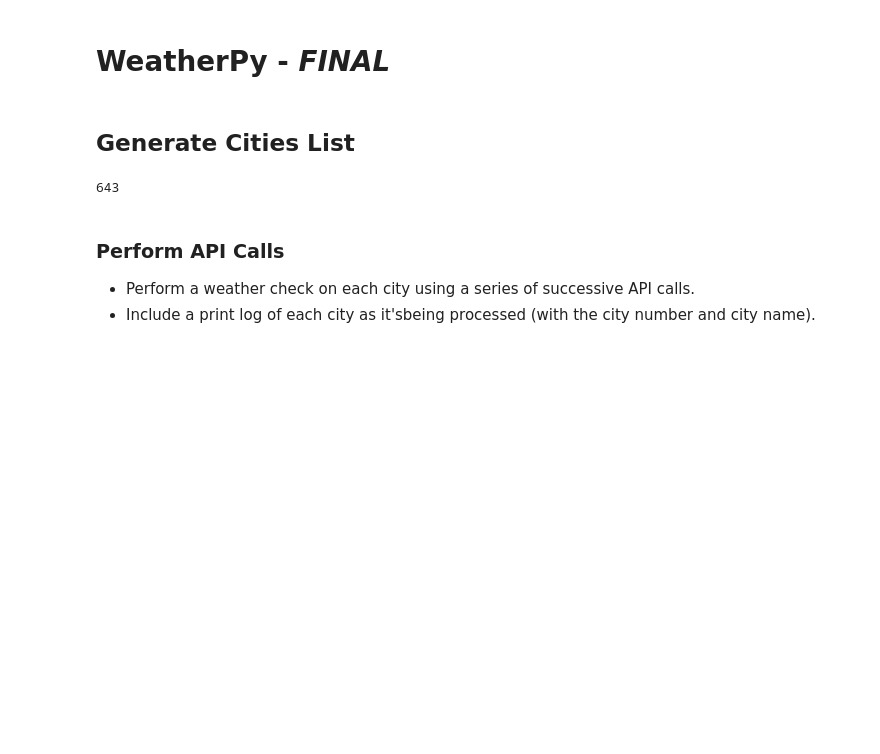
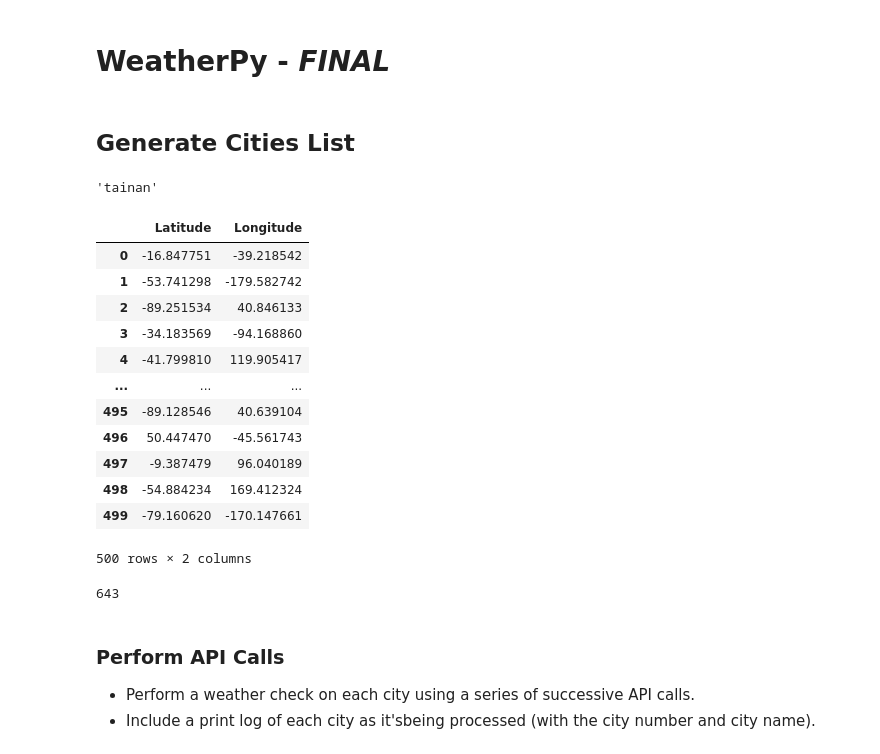
Before and after one commit to brbbrb/python-api-challenge, a Jupyter notebook: WeatherPy/WeatherPy.ipynb, the cells around one changed output. Saved outputs shown, nothing was run; the diff lists cells and outputs as text; code cells hidden in the pictures; blank space fills up the shorter version.

Commit message:
Figuring out random LatLong

```diff
--- a/WeatherPy/WeatherPy.ipynb
+++ b/WeatherPy/WeatherPy.ipynb
@@ -14,3 +19,28 @@ units = "imperial"
 query_url = f'{url}appid={weather_api_key}&units={units}&q='
 # %% [markdown]
 ## Generate Cities List
+# %%
+city = citipy.nearest_city(22.99, 120.2)
+city.city_name
+# %% [output]
+'tainan'
+# %%
+rand_lat = np.random.uniform(-90,90,500)
+rand_lng = np.random.uniform(-180,180,500)
+lat_long = pd.DataFrame({'Latitude':rand_lat, 'Longitude':rand_lng})
+lat_long
+# rand_lat
+# %% [output]
+|  | Latitude | Longitude |
+| 0 | -16.847751 | -39.218542 |
+| 1 | -53.741298 | -179.582742 |
+| 2 | -89.251534 | 40.846133 |
+| 3 | -34.183569 | -94.168860 |
+| 4 | -41.799810 | 119.905417 |
+| ... | ... | ... |
+| 495 | -89.128546 | 40.639104 |
+| 496 | 50.447470 | -45.561743 |
+| 497 | -9.387479 | 96.040189 |
+| 498 | -54.884234 | 169.412324 |
+| 499 | -79.160620 | -170.147661 |
+500 rows × 2 columns
```
Also changed, not shown: parts of 2 cells of this notebook, 2 other files.
